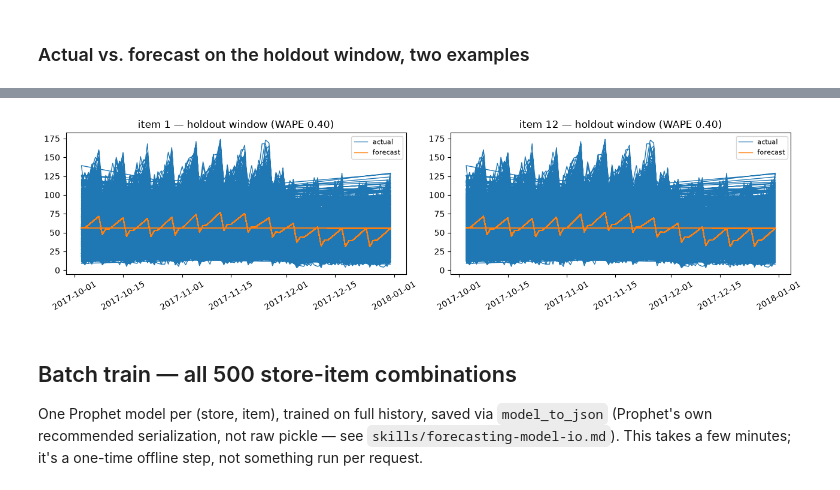
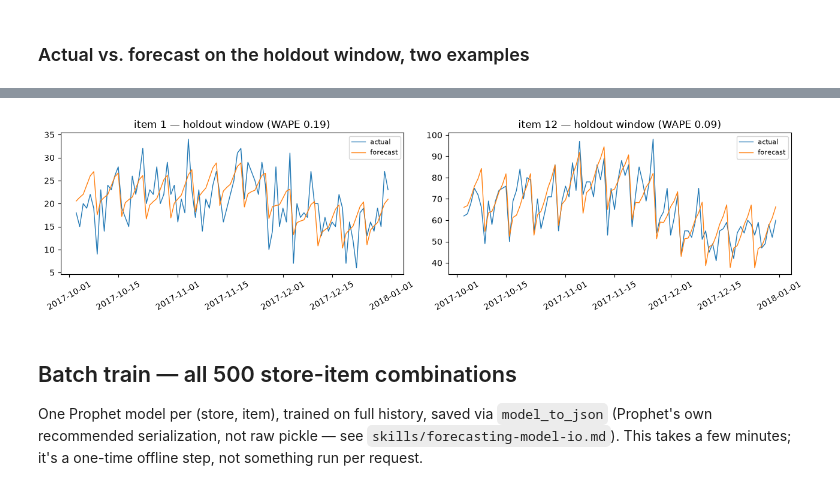
Before and after one commit to beecall17/demand-reorder-advisor, a Jupyter notebook: notebooks/02_prophet_forecast_model.ipynb, the cells around one changed output, grey strips where cells are left out. Cells and saved outputs as stored; diff of their text form; code cells hidden in the pictures.

```diff
--- a/notebooks/02_prophet_forecast_model.ipynb
+++ b/notebooks/02_prophet_forecast_model.ipynb
@@ -35,0 +14,20 @@ Importing plotly failed. Interactive plots will not work.
+# %%
+import sys
+
+import matplotlib.pyplot as plt
+import pandas as pd
+
+%matplotlib inline
+
+sys.path.insert(0, "..")
+
+import cmdstanpy
+
+from src.demand_advisor import data as data_mod
+from src.demand_advisor import forecast as fc
+
+# To disable logging globally for the session:
+cmdstanpy.disable_logging()
+
+df = data_mod.load_processed()
+print(f"{len(df):,} rows loaded")
@@ -38,11 +39,8 @@ Importing plotly failed. Interactive plots will not work.
 
 This is the core check: does Prophet actually recover the yearly/weekly cycles we designed into the data, without being told anything about categories or seasons up front?
 # %%
-import logging
-# Used this to suppress the many INFO messages Prophet prints during training, which are not useful for this notebook.
-logging.getLogger('prophet').setLevel(logging.ERROR)
-
-model = fc.train(df_train)
+pdf = fc.to_prophet_frame(df, store=1, item=1)
+model = fc.train(pdf)
 future = model.make_future_dataframe(periods=30)
 forecast = model.predict(future)
 
@@ -65,8 +57,6 @@ The yearly component shows the small peak at Late November - Early December. a u
 
 Time-based split (last 90 days held out), scored with WAPE (weighted absolute percentage error) rather than plain MAPE, which is unstable when actual sales are near zero on many days.
 # %%
-logging.getLogger('prophet').setLevel(logging.ERROR)
-
 representative = {
     1: "winter (parka)", 12: "summer (flip flops)",
     43: "back-to-school (notebook)", 26: "holiday (candle set)",
@@ -75,7 +65,8 @@ representative = {
 
 rows = []
 for item_id, label in representative.items():
-    result = fc.backtest(df_train, holdout_days=90)
+    pdf_i = fc.to_prophet_frame(df, store=1, item=item_id)
+    result = fc.backtest(pdf_i, holdout_days=90)
     rows.append({"item": item_id, "category": label,
                  "wape": round(result["wape"], 3), "mae": round(result["mae"], 2)})
 
@@ -103,7 +84,8 @@ backtest_summary
 # %%
 fig, axes = plt.subplots(1, 2, figsize=(13, 3.5))
 for ax, item_id in zip(axes, [1, 12]):
-    result = fc.backtest(df_train, holdout_days=90)
+    pdf_i = fc.to_prophet_frame(df, store=1, item=item_id)
+    result = fc.backtest(pdf_i, holdout_days=90)
     test_df = result["test_df"]
     ax.plot(test_df["ds"], test_df["y"], label="actual", linewidth=1)
     ax.plot(test_df["ds"], test_df["yhat"], label="forecast", linewidth=1)
@@ -120,4 +98,4 @@ plt.show()
-[figure, old version]
+[figure, new version]
 # %% [markdown]
 ## Batch train — all 500 store-item combinations
 
```
Also changed, not shown: parts of 13 cells of this notebook, 5 other files.
